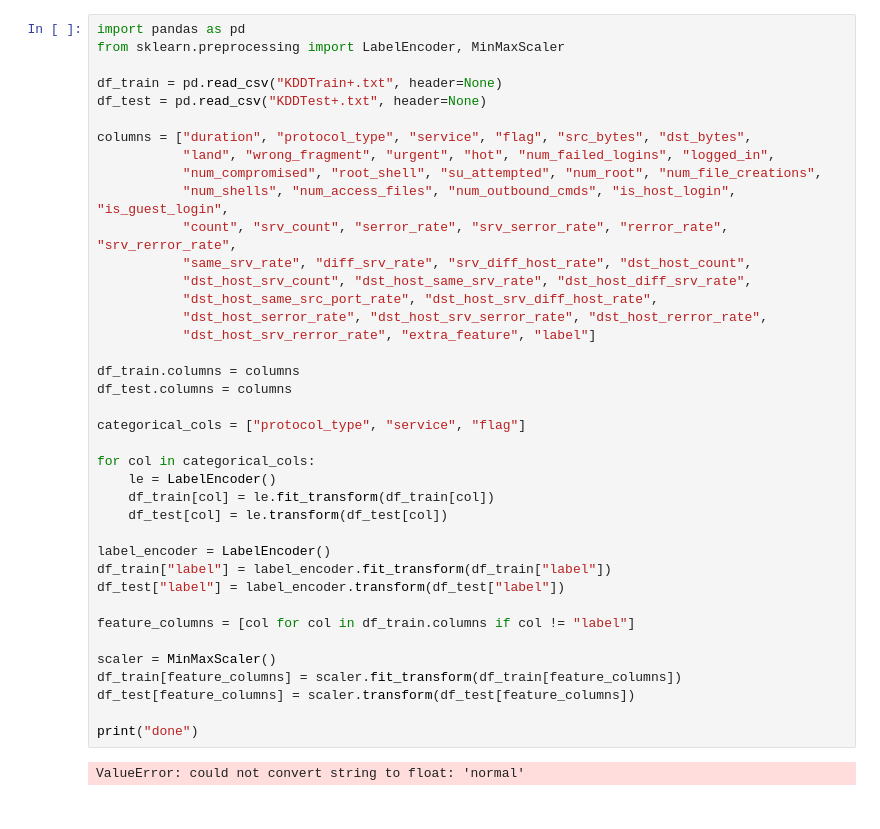
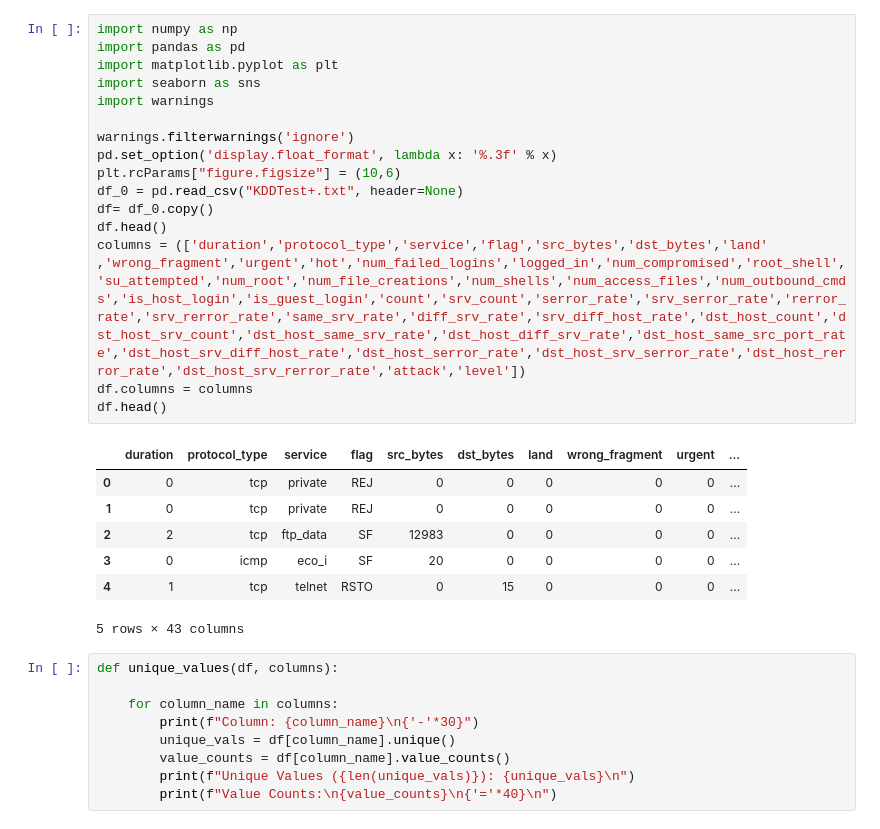
Before and after one commit to Aakarsh-Kumar/HexaNET, a Jupyter notebook: server/model.ipynb, the cells around one changed output. Cells and saved outputs as stored; diff of their text form.

```diff
--- a/server/model.ipynb
+++ b/server/model.ipynb
@@ -1,41 +1,33 @@
 # %%
+import numpy as np
 import pandas as pd
-from sklearn.preprocessing import LabelEncoder, MinMaxScaler
+import matplotlib.pyplot as plt
+import seaborn as sns
+import warnings
 
-df_train = pd.read_csv("KDDTrain+.txt", header=None)
-df_test = pd.read_csv("KDDTest+.txt", header=None)
-
-columns = ["duration", "protocol_type", "service", "flag", "src_bytes", "dst_bytes",
-           "land", "wrong_fragment", "urgent", "hot", "num_failed_logins", "logged_in",
-           "num_compromised", "root_shell", "su_attempted", "num_root", "num_file_creations",
-           "num_shells", "num_access_files", "num_outbound_cmds", "is_host_login", "is_guest_login",
-           "count", "srv_count", "serror_rate", "srv_serror_rate", "rerror_rate", "srv_rerror_rate",
-           "same_srv_rate", "diff_srv_rate", "srv_diff_host_rate", "dst_host_count",
-           "dst_host_srv_count", "dst_host_same_srv_rate", "dst_host_diff_srv_rate",
-           "dst_host_same_src_port_rate", "dst_host_srv_diff_host_rate",
-           "dst_host_serror_rate", "dst_host_srv_serror_rate", "dst_host_rerror_rate",
-           "dst_host_srv_rerror_rate", "extra_feature", "label"]
-
-df_train.columns = columns
-df_test.columns = columns
-
-categorical_cols = ["protocol_type", "service", "flag"]
-
-for col in categorical_cols:
-    le = LabelEncoder()
-    df_train[col] = le.fit_transform(df_train[col])
-    df_test[col] = le.transform(df_test[col])
-
-label_encoder = LabelEncoder()
-df_train["label"] = label_encoder.fit_transform(df_train["label"])
-df_test["label"] = label_encoder.transform(df_test["label"])
-
-feature_columns = [col for col in df_train.columns if col != "label"]
-
-scaler = MinMaxScaler()
-df_train[feature_columns] = scaler.fit_transform(df_train[feature_columns])
-df_test[feature_columns] = scaler.transform(df_test[feature_columns])
-
-print("done")
+warnings.filterwarnings('ignore')
+pd.set_option('display.float_format', lambda x: '%.3f' % x)
+plt.rcParams["figure.figsize"] = (10,6)
+df_0 = pd.read_csv("KDDTest+.txt", header=None)
+df= df_0.copy()
+df.head()
+columns = (['duration','protocol_type','service','flag','src_bytes','dst_bytes','land' ,'wrong_fragment','urgent','hot','num_failed_logins','logged_in','num_compromised','root_shell','su_attempted','num_root','num_file_creations','num_shells','num_access_files','num_outbound_cmds','is_host_login','is_guest_login','count','srv_count','serror_rate','srv_serror_rate','rerror_rate','srv_rerror_rate','same_srv_rate','diff_srv_rate','srv_diff_host_rate','dst_host_count','dst_host_srv_count','dst_host_same_srv_rate','dst_host_diff_srv_rate','dst_host_same_src_port_rate','dst_host_srv_diff_host_rate','dst_host_serror_rate','dst_host_srv_serror_rate','dst_host_rerror_rate','dst_host_srv_rerror_rate','attack','level'])
+df.columns = columns
+df.head()
 # %% [output]
+|  | duration | protocol_type | service | flag | src_bytes | dst_bytes | land | wrong_fragment | urgent | ... |
+| 0 | 0 | tcp | private | REJ | 0 | 0 | 0 | 0 | 0 | ... |
+| 1 | 0 | tcp | private | REJ | 0 | 0 | 0 | 0 | 0 | ... |
+| 2 | 2 | tcp | ftp_data | SF | 12983 | 0 | 0 | 0 | 0 | ... |
+| 3 | 0 | icmp | eco_i | SF | 20 | 0 | 0 | 0 | 0 | ... |
+| 4 | 1 | tcp | telnet | RSTO | 0 | 15 | 0 | 0 | 0 | ... |
-ValueError: could not convert string to float: 'normal'
+5 rows × 43 columns
+# %%
+def unique_values(df, columns):
+
+    for column_name in columns:
+        print(f"Column: {column_name}\n{'-'*30}")
+        unique_vals = df[column_name].unique()
+        value_counts = df[column_name].value_counts()
+        print(f"Unique Values ({len(unique_vals)}): {unique_vals}\n")
+        print(f"Value Counts:\n{value_counts}\n{'='*40}\n")
```
Also changed, not shown: parts of 5 cells of this notebook, 7 other files.
